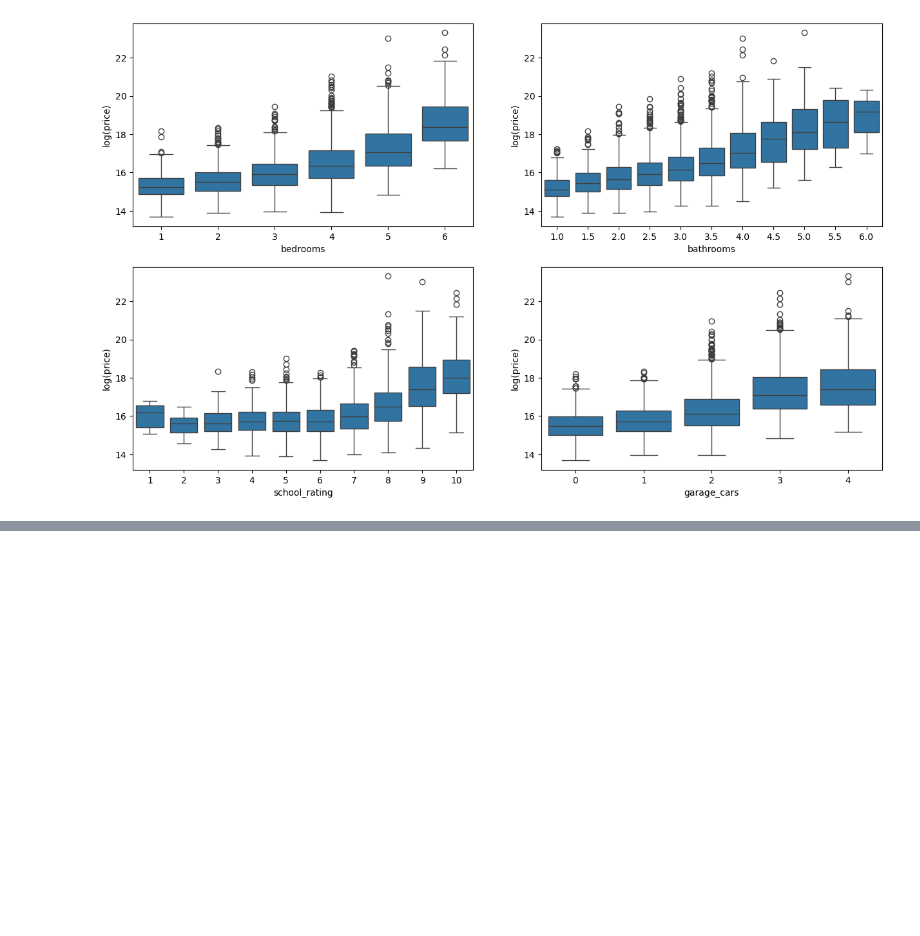
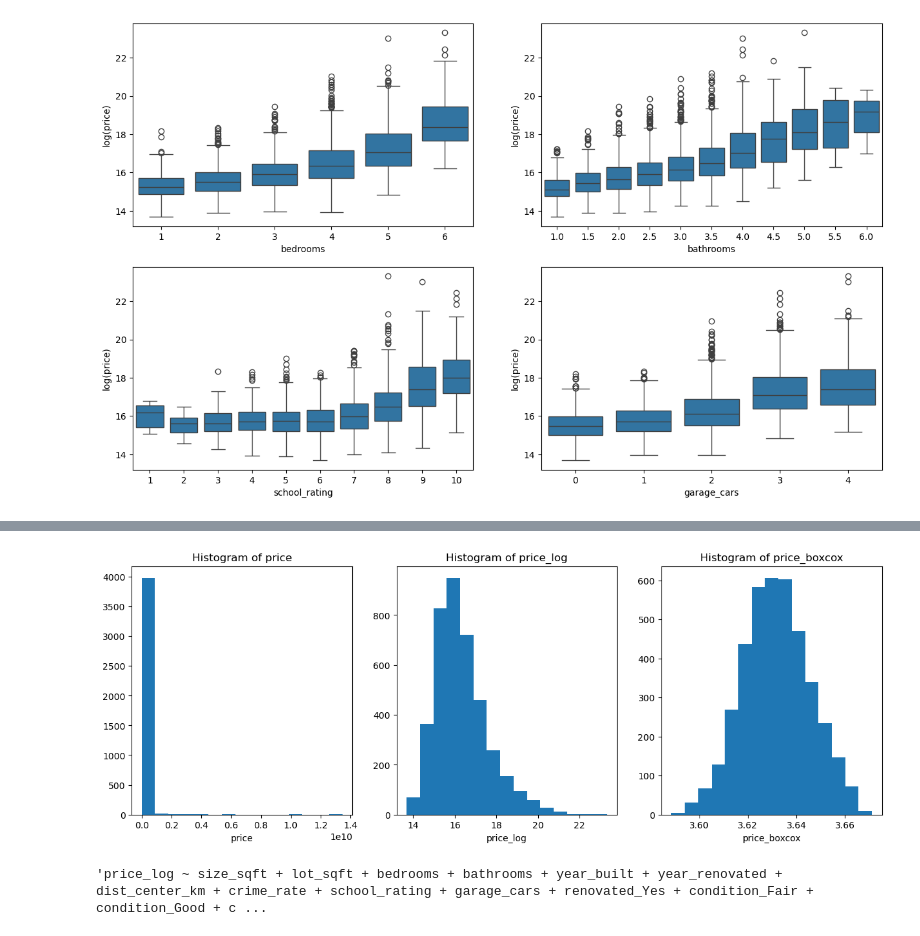
Before and after one commit to TheDataBlog/house-price-prediction, a Jupyter notebook: main.ipynb, the cells around one changed output, grey strips where cells are left out. Saved outputs shown, nothing was run; the diff lists cells and outputs as text; code cells hidden in the pictures; blank space fills up the shorter version.

```diff
--- a/main.ipynb
+++ b/main.ipynb
@@ -169,0 +254,9 @@ for i, cols in enumerate(df[discrete_numerical].columns):
+# %%
+fig, axes = plt.subplots(1,3, figsize = (15,5))
+axes = axes.ravel()
+for i, col in enumerate(['price', 'price_log', 'price_boxcox']):
+    axes[i].hist(df_dummy[col], bins=15)
+    axes[i].set_title(f'Histogram of {col}')
+    axes[i].set_xlabel(col)
+# %% [output]
+[figure, added]
@@ -169,0 +270,4 @@ for i, cols in enumerate(df[discrete_numerical].columns):
+# %%
+formula_log
+# %% [output]
+'price_log ~ size_sqft + lot_sqft + bedrooms + bathrooms + year_built + year_renovated + dist_center_km + crime_rate + school_rating + garage_cars + renovated_Yes + condition_Fair + condition_Good + c ...
```
Also changed, not shown: parts of 25 cells of this notebook.
